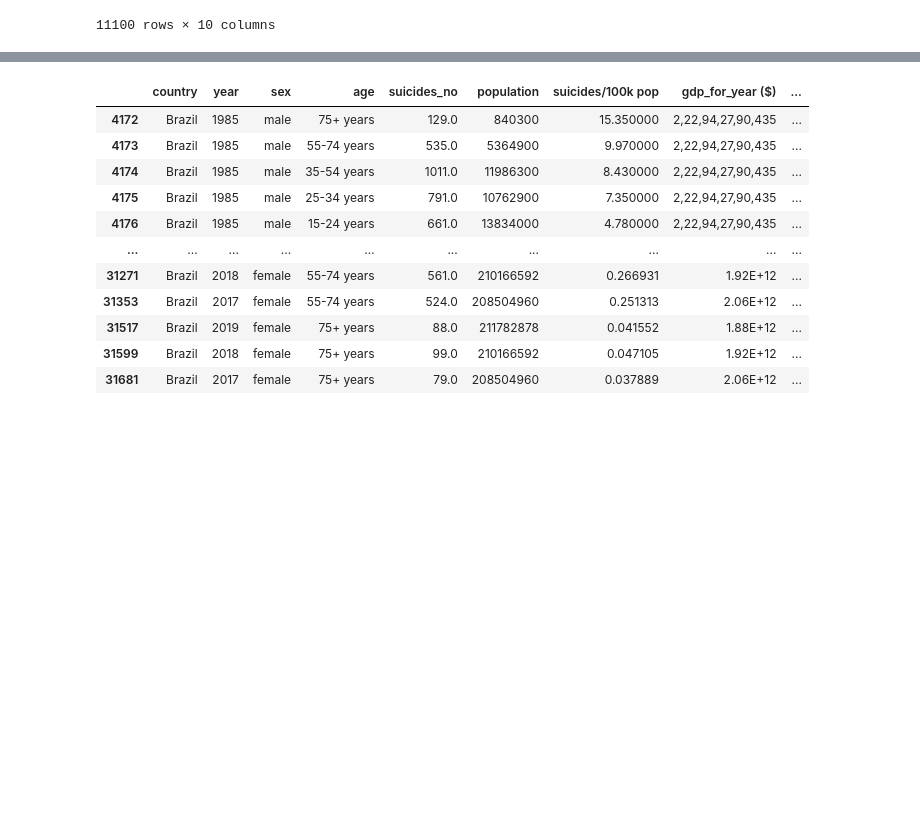
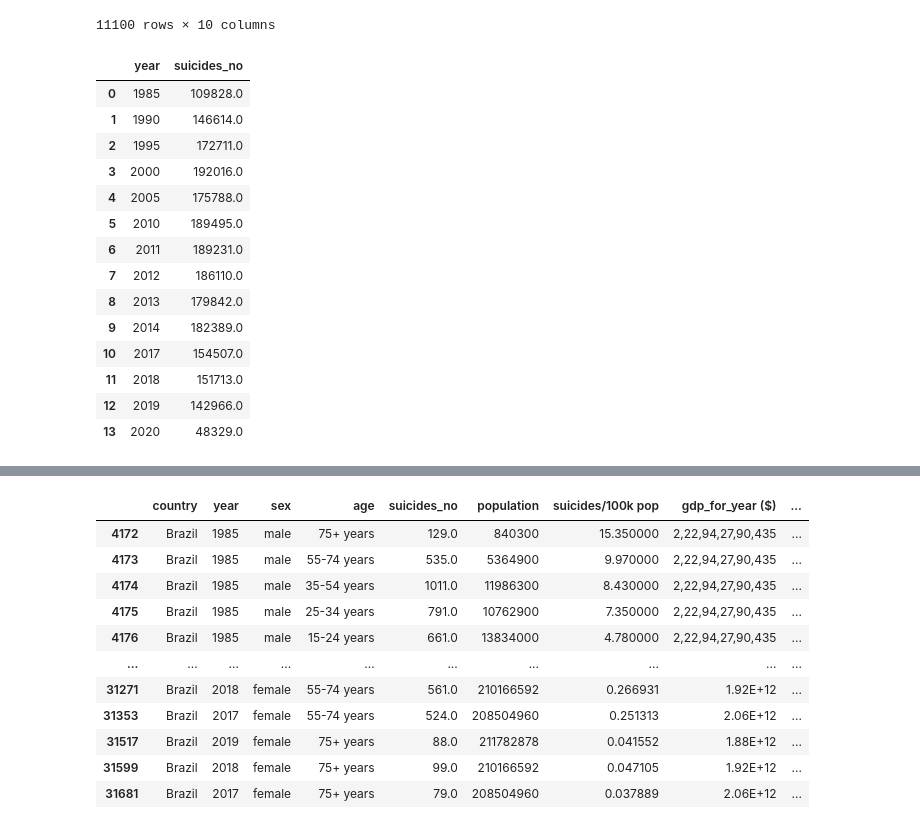
Before and after one commit to vitorhssouza/-Suicide-Rate-Project, a Jupyter notebook: taxa_suicidio.ipynb, the cells around one changed output, grey strips where cells are left out. Cells and saved outputs as stored; diff of their text form; code cells hidden in the pictures; blank space fills up the shorter version.

```diff
--- a/taxa_suicidio.ipynb
+++ b/taxa_suicidio.ipynb
@@ -94,3 +94,24 @@ base_dados
 | 31754 | Uruguay | 2017 | female | 75+ years | 14.0 | 3422200 | 0.409094 | 64233966861 | ... |
 | 31755 | Uzbekistan | 2017 | female | 75+ years | 3.0 | 32388600 | 0.009263 | 62081323299 | ... |
 11100 rows × 10 columns
+# %%
+# Verificando a quantidade de suicidios durante os anos de todos os paises da base de dados
+
+analise_total = base_dados[['year', 'suicides_no']].groupby(by=['year']).sum().reset_index()
+analise_total
+# %% [output]
+|  | year | suicides_no |
+| 0 | 1985 | 109828.0 |
+| 1 | 1990 | 146614.0 |
+| 2 | 1995 | 172711.0 |
+| 3 | 2000 | 192016.0 |
+| 4 | 2005 | 175788.0 |
+| 5 | 2010 | 189495.0 |
+| 6 | 2011 | 189231.0 |
+| 7 | 2012 | 186110.0 |
+| 8 | 2013 | 179842.0 |
+| 9 | 2014 | 182389.0 |
+| 10 | 2017 | 154507.0 |
+| 11 | 2018 | 151713.0 |
+| 12 | 2019 | 142966.0 |
+| 13 | 2020 | 48329.0 |
```
Also changed, not shown: parts of 3 cells of this notebook.
